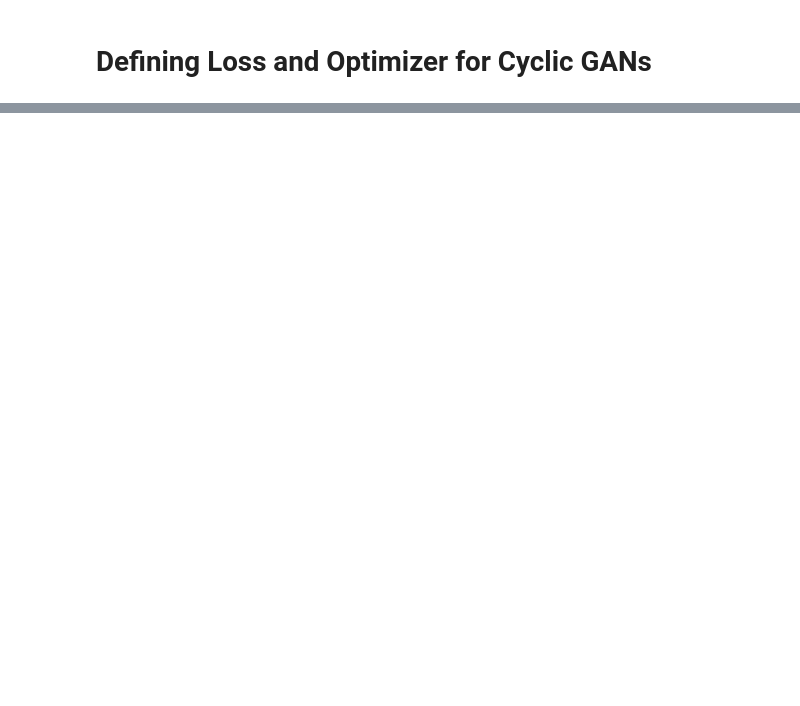
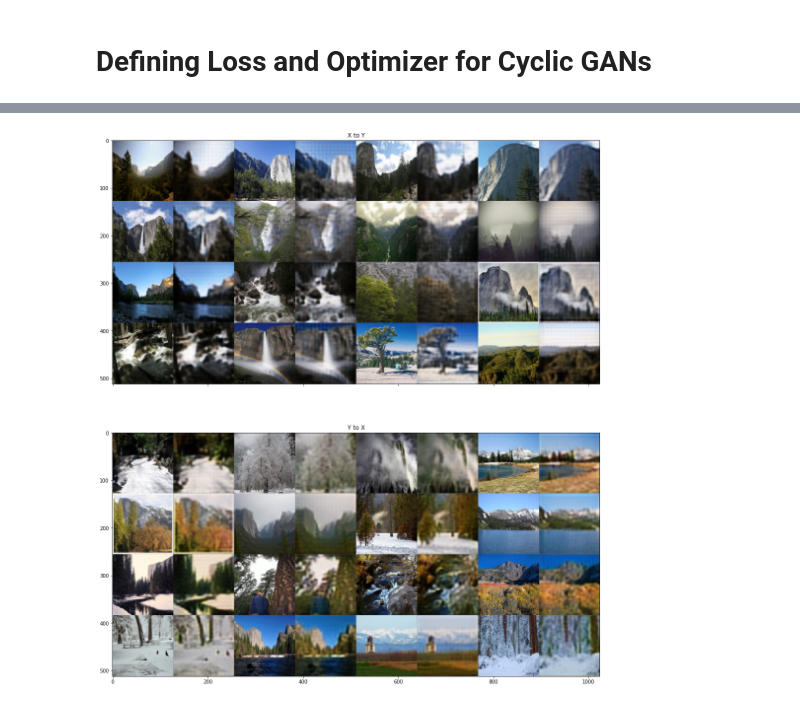
Before and after one commit to purvasingh96/Deep-learning-with-neural-networks, a Jupyter notebook: Chapter-wise code/Code - PyTorch/4. Generative Adversarial Networks (GANs)/3. Cyclic GANs/Image-to-Image Translation via Cyclic GANs/Image_to_image_translation_via_Cyclic_GANs.ipynb, the cells around one changed output, grey strips where cells are left out. Cells and saved outputs as stored; diff of their text form; code cells hidden in the pictures; blank space fills up the shorter version.

```diff
--- a/Chapter-wise code/Code - PyTorch/4. Generative Adversarial Networks (GANs)/3. Cyclic GANs/Image-to-Image Translation via Cyclic GANs/Image_to_image_translation_via_Cyclic_GANs.ipynb
+++ b/Chapter-wise code/Code - PyTorch/4. Generative Adversarial Networks (GANs)/3. Cyclic GANs/Image-to-Image Translation via Cyclic GANs/Image_to_image_translation_via_Cyclic_GANs.ipynb
@@ -308,0 +570,27 @@ d_y_optimizer = optim.Adam(D_Y.parameters(), lr, [beta1, beta2])
+# %%
+import matplotlib.image as mpimg
+
+# helper visualization code
+def view_samples(iteration, sample_dir='samples_cyclegan'):
+
+    # samples are named by iteration
+    path_XtoY = os.path.join(sample_dir, 'sample-{:06d}-X-Y.png'.format(iteration))
+    path_YtoX = os.path.join(sample_dir, 'sample-{:06d}-Y-X.png'.format(iteration))
+
+    # read in those samples
+    try:
+        x2y = mpimg.imread(path_XtoY)
+        y2x = mpimg.imread(path_YtoX)
+    except:
+        print('Invalid number of iterations.')
+
+    fig, (ax1, ax2) = plt.subplots(figsize=(18,20), nrows=2, ncols=1, sharey=True, sharex=True)
+    ax1.imshow(x2y)
+    ax1.set_title('X to Y')
+    ax2.imshow(y2x)
+    ax2.set_title('Y to X')
+# %%
+# view samples at iteration 100
+view_samples(500, 'samples_cyclegan')
+# %% [output]
+[figure, added]
```
Also changed, not shown: parts of 14 cells of this notebook.
